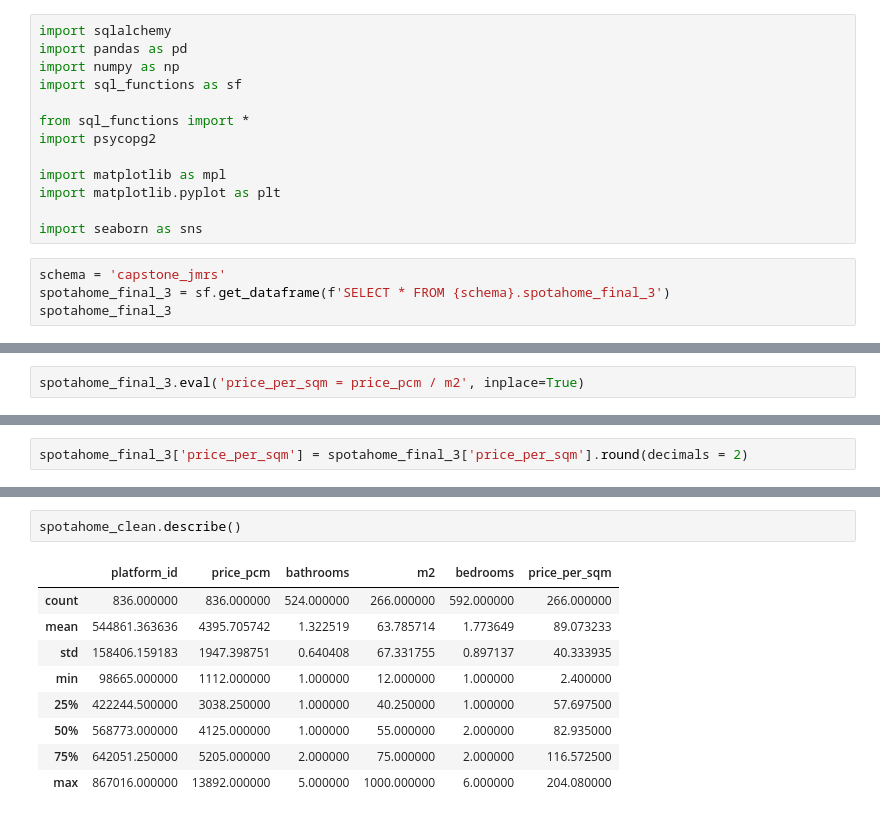
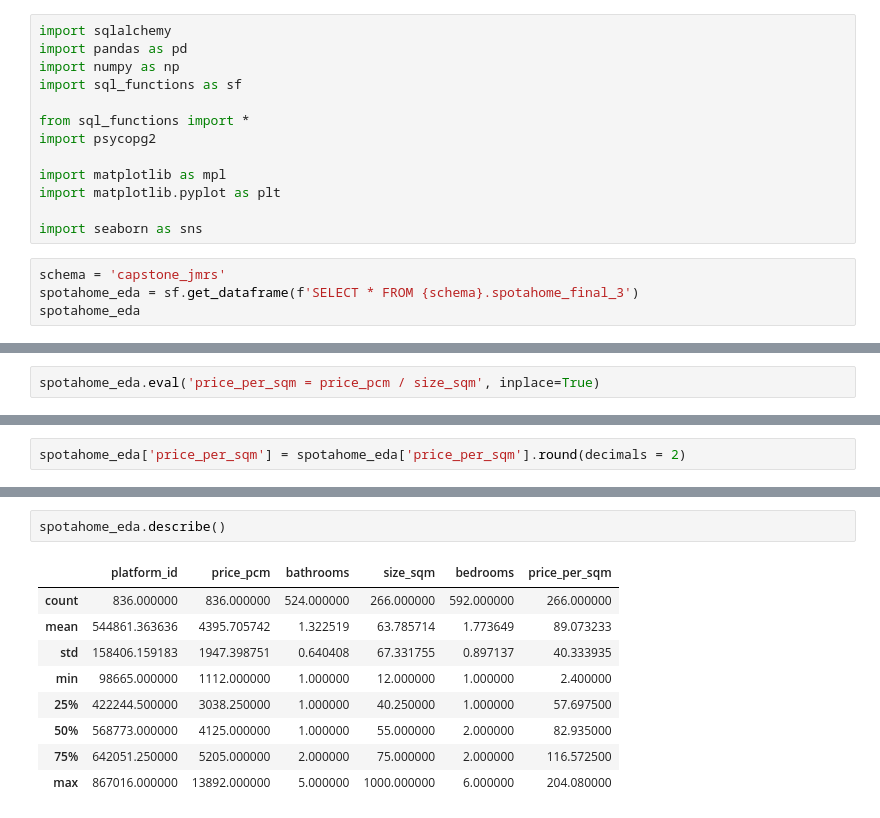
Before and after one commit to capstone-jmrs/capstone-proptech-repo, a Jupyter notebook: spotahome_julia_eda.ipynb, the cells around one changed output, grey strips where cells are left out. Drawn from its saved outputs; the diff is of its cells as text.

```diff
--- a/spotahome_julia_eda.ipynb
+++ b/spotahome_julia_eda.ipynb
@@ -13,6 +13,6 @@ import matplotlib.pyplot as plt
 import seaborn as sns
 # %%
 schema = 'capstone_jmrs'
-spotahome_final_3 = sf.get_dataframe(f'SELECT * FROM {schema}.spotahome_final_3')
-spotahome_final_3
+spotahome_eda = sf.get_dataframe(f'SELECT * FROM {schema}.spotahome_final_3')
+spotahome_eda
 # %% [output]
@@ -74,3 +73,3 @@ spotahome_final_3.corr()
 | bedrooms | 0.177743 | 0.437569 | 0.626310 | 0.374870 | 1.000000 |
 # %%
-spotahome_final_3.eval('price_per_sqm = price_pcm / m2', inplace=True)
+spotahome_eda.eval('price_per_sqm = price_pcm / size_sqm', inplace=True)
@@ -93,2 +92,2 @@ spotahome_final_3
 # %%
-spotahome_final_3['price_per_sqm'] = spotahome_final_3['price_per_sqm'].round(decimals = 2)
+spotahome_eda['price_per_sqm'] = spotahome_eda['price_per_sqm'].round(decimals = 2)
@@ -113,7 +110,7 @@ spotahome_clean = spotahome_final_3
 # %%
-spotahome_clean.describe()
+spotahome_eda.describe()
 # %% [output]
-|  | platform_id | price_pcm | bathrooms | m2 | bedrooms | price_per_sqm |
+|  | platform_id | price_pcm | bathrooms | size_sqm | bedrooms | price_per_sqm |
 | count | 836.000000 | 836.000000 | 524.000000 | 266.000000 | 592.000000 | 266.000000 |
 | mean | 544861.363636 | 4395.705742 | 1.322519 | 63.785714 | 1.773649 | 89.073233 |
 | std | 158406.159183 | 1947.398751 | 0.640408 | 67.331755 | 0.897137 | 40.333935 |
```
Also changed, not shown: parts of 13 cells of this notebook.
